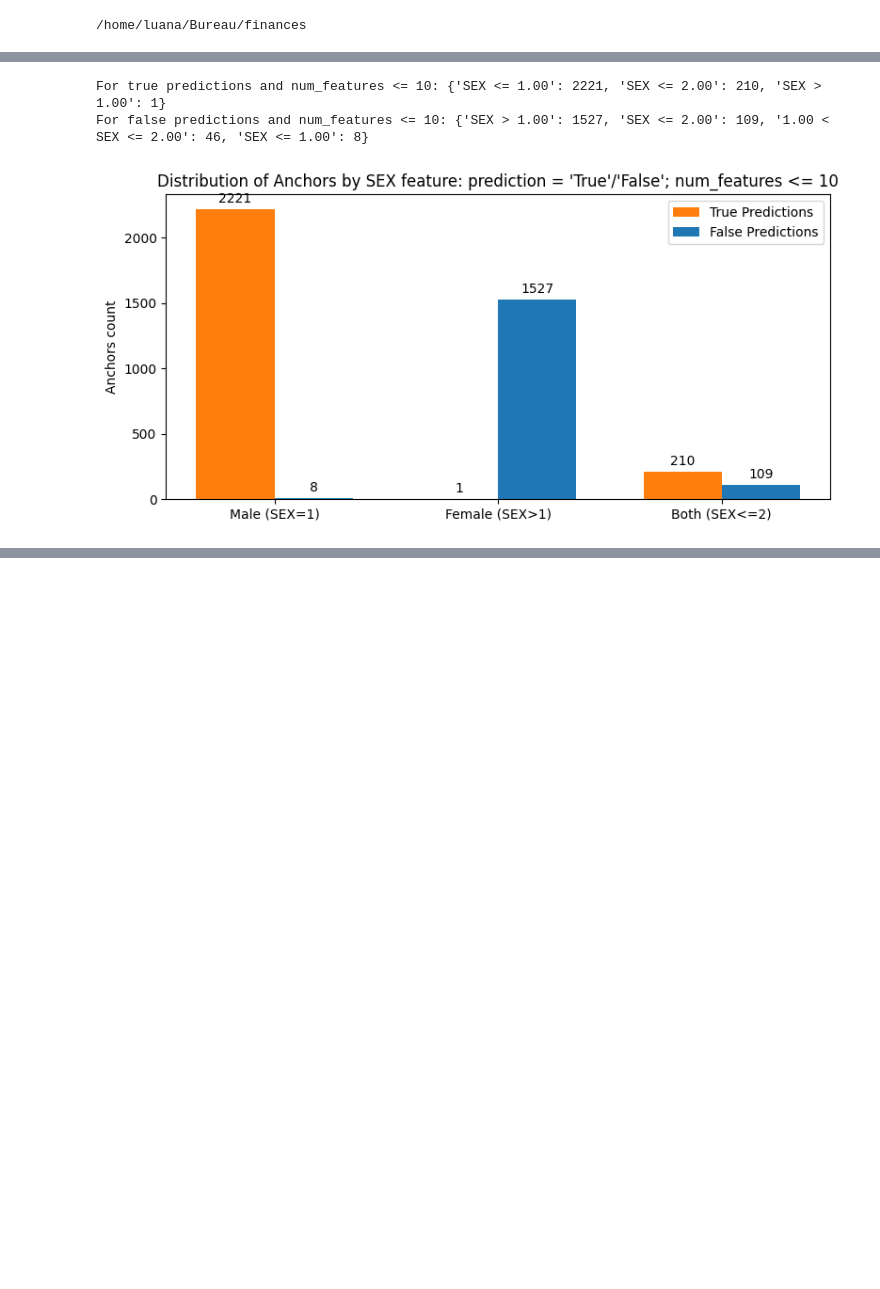
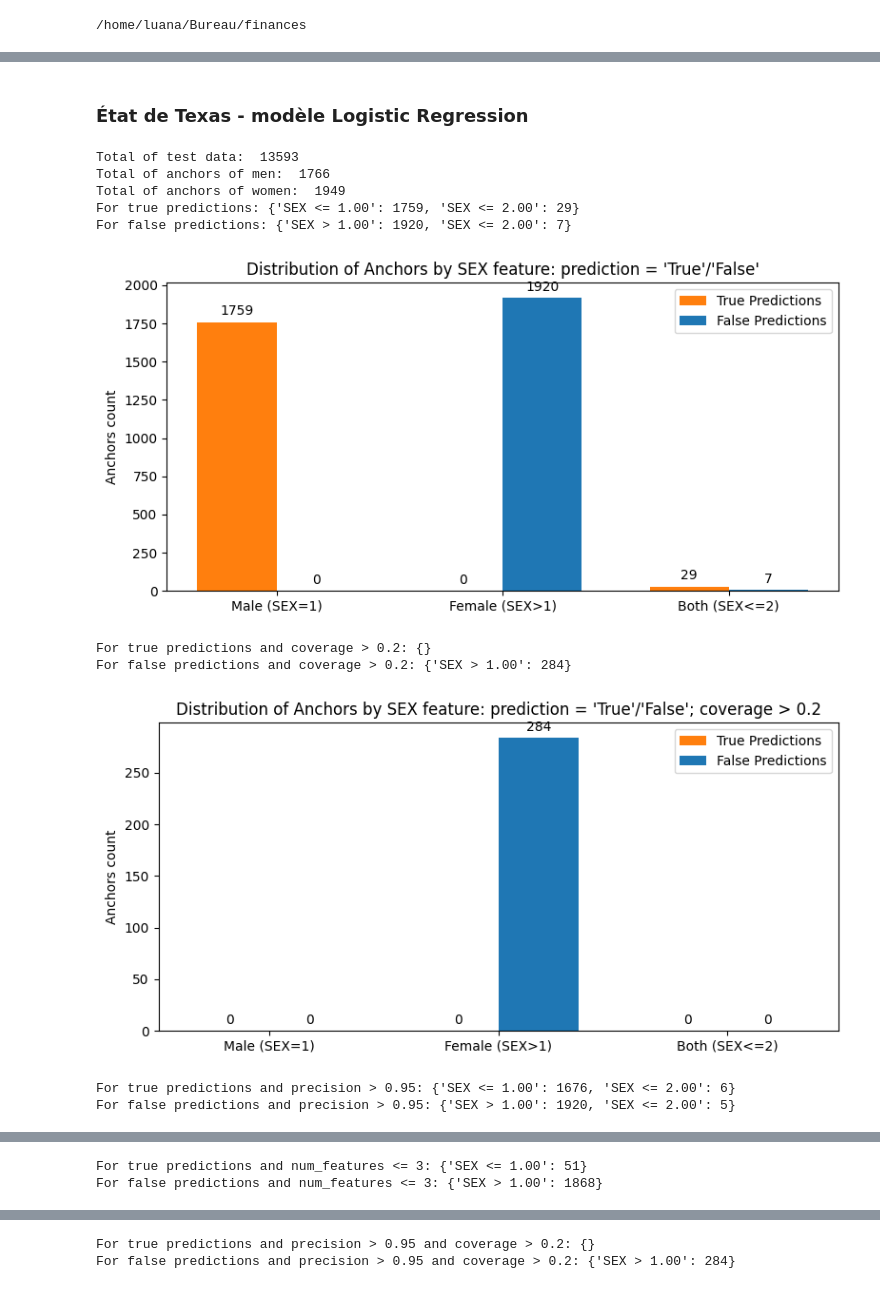
Before and after one commit to luana-garcia/stage-xai, a Jupyter notebook: notebooks/Anchors_Analysis.ipynb, the cells around one changed output, grey strips where cells are left out. Cells and saved outputs as stored; diff of their text form; code cells hidden in the pictures; blank space fills up the shorter version.

```diff
--- a/notebooks/Anchors_Analysis.ipynb
+++ b/notebooks/Anchors_Analysis.ipynb
@@ -87,7 +110,7 @@ def plot_sex_anchors_comparison(true_pred, false_pred, title_suffix=""):
     plt.tight_layout()
     plt.show()
 # %%
-def analyse_anchors(cond = [], cond_value = []):
+def analyse_sex_anchors(dados, cond = [], cond_value = []):
     if len(cond) != len(cond_value):
         raise ValueError("As listas 'cond' e 'cond_value' devem ter o mesmo tamanho")
 
@@ -166,40 +144,0 @@ For false predictions and precision > 0.95 and coverage > 0.2: {'SEX > 1.00': 28
-# %%
-true = analyse_anchors(['prediction', 'num_features'], [true_label, 3])
-false = analyse_anchors(['prediction', 'num_features'], [false_label, 3])
-print(f"For true predictions and num_features <= 10: {true} \nFor false predictions and num_features <= 10: {false}")
-plot_sex_anchors_comparison(true, false, "prediction = 'True'/'False'; num_features <= 10")
-# %% [output]
-For true predictions and num_features <= 10: {'SEX <= 1.00': 2221, 'SEX <= 2.00': 210, 'SEX > 1.00': 1}
-For false predictions and num_features <= 10: {'SEX > 1.00': 1527, 'SEX <= 2.00': 109, '1.00 < SEX <= 2.00': 46, 'SEX <= 1.00': 8}
-[figure, removed]
-# %%
-def analyse_anchors(cond = [], cond_value = []):
-    if len(cond) != len(cond_value):
-        raise ValueError("As listas 'cond' e 'cond_value' devem ter o mesmo tamanho")
-
-    sex_anchors = dict()
-    for chave, valor in dados.items():
-        all_cond = True
-        if len(cond) != 0:
-            for c, v in zip(cond, cond_value):
-                if c == 'precision':
-                    condition = valor.get('precision') > v
-                elif c == 'coverage':
-                    condition = valor.get('coverage') > v
-                elif c == 'num_features':
-                    condition = len(valor.get('features')) <= v
-                else:
-                    condition = True
-                all_cond = all_cond and condition
-
-        if all_cond:
-            for f in valor.get('features'):
-                if f.get('feature_name') == 'SEX':
-                    feature_range = f.get('feature_ranges')
-
-                    if feature_range not in sex_anchors:
-                        sex_anchors[feature_range] = 0
-
-                    sex_anchors[feature_range] += 1
-
-    return sex_anchors
@@ -205,0 +202,17 @@ def analyse_anchors(cond = [], cond_value = []):
+# %% [markdown]
+### État de Texas - modèle Logistic Regression
+# %%
+file = 'xai/output/json/lr_tx_anchors_explanations.json'
+analyse_anchors(file)
+# %% [output]
+Total of test data:  13593
+Total of anchors of men:  1766
+Total of anchors of women:  1949
+For true predictions: {'SEX <= 1.00': 1759, 'SEX <= 2.00': 29}
+For false predictions: {'SEX > 1.00': 1920, 'SEX <= 2.00': 7}
+[figure, added]
+For true predictions and coverage > 0.2: {}
+For false predictions and coverage > 0.2: {'SEX > 1.00': 284}
+[figure, added]
+For true predictions and precision > 0.95: {'SEX <= 1.00': 1676, 'SEX <= 2.00': 6}
+For false predictions and precision > 0.95: {'SEX > 1.00': 1920, 'SEX <= 2.00': 5}
@@ -205,0 +220,2 @@ def analyse_anchors(cond = [], cond_value = []):
+For true predictions and num_features <= 3: {'SEX <= 1.00': 51}
+For false predictions and num_features <= 3: {'SEX > 1.00': 1868}
@@ -205,0 +223,2 @@ def analyse_anchors(cond = [], cond_value = []):
+For true predictions and precision > 0.95 and coverage > 0.2: {}
+For false predictions and precision > 0.95 and coverage > 0.2: {'SEX > 1.00': 284}
```
Also changed, not shown: parts of 34 cells of this notebook.
